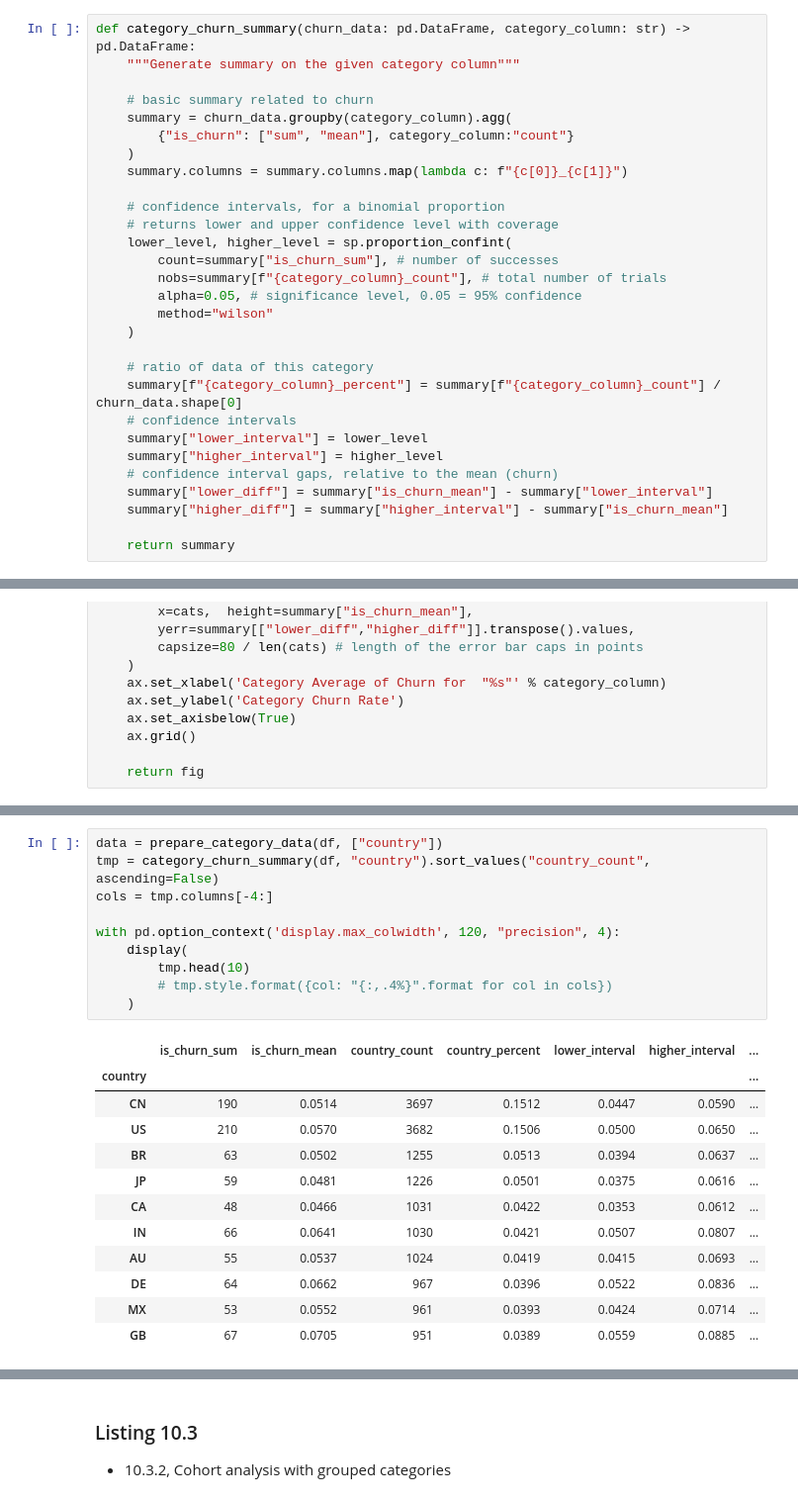
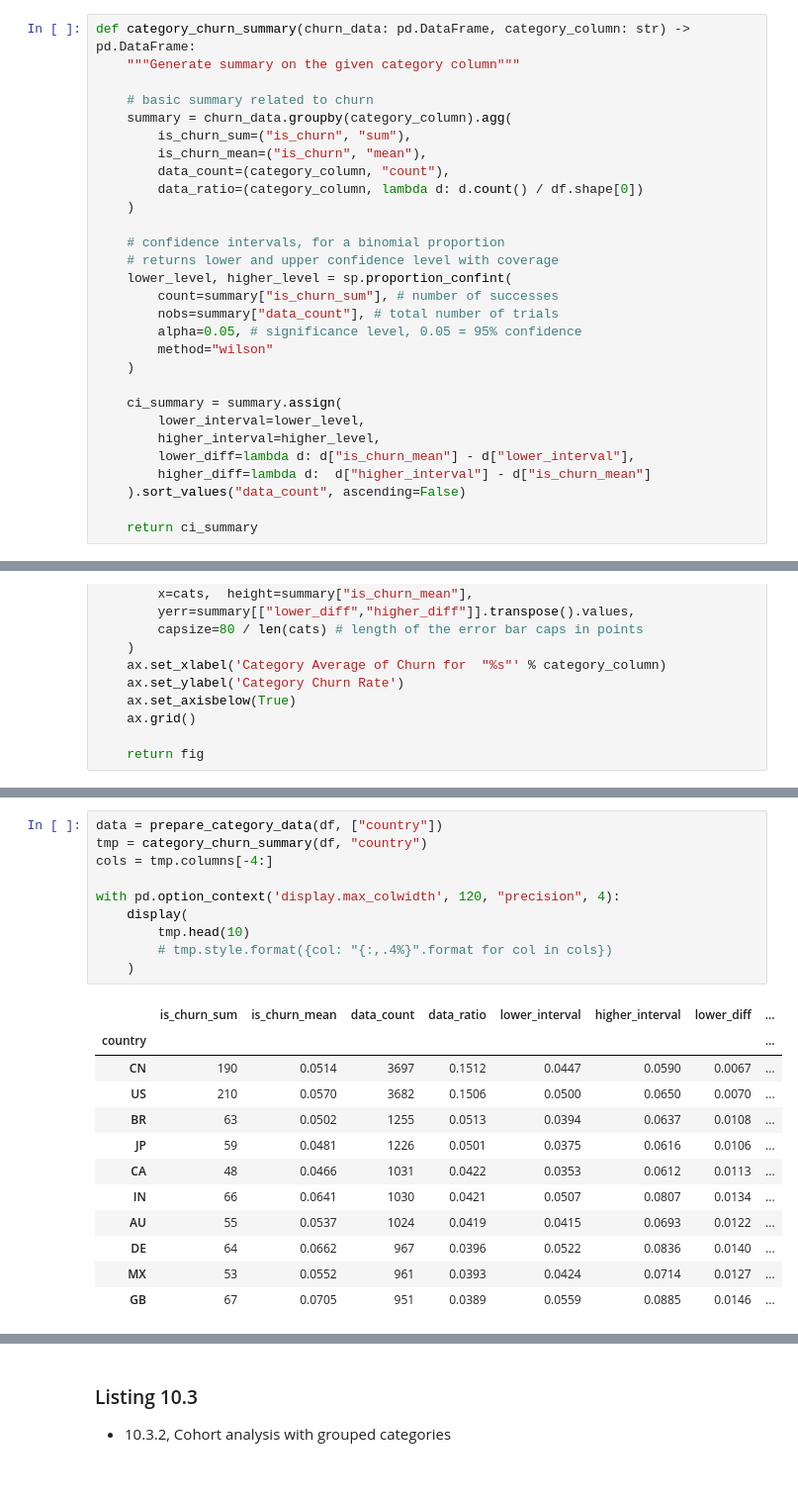
Before and after one commit to davilayang/fight-churn, a Jupyter notebook: notebooks/10-demographics.ipynb, the cells around one changed output, grey strips where cells are left out. Shown: that part at 99% size. Saved outputs shown, nothing was run; the diff lists cells and outputs as text.

```diff
--- a/notebooks/10-demographics.ipynb
+++ b/notebooks/10-demographics.ipynb
@@ -323,29 +334,29 @@ def category_churn_summary(churn_data: pd.DataFrame, category_column: str) -> pd
 
     # basic summary related to churn
     summary = churn_data.groupby(category_column).agg(
-        {"is_churn": ["sum", "mean"], category_column:"count"}
+        is_churn_sum=("is_churn", "sum"),
+        is_churn_mean=("is_churn", "mean"),
+        data_count=(category_column, "count"),
+        data_ratio=(category_column, lambda d: d.count() / df.shape[0])
     )
-    summary.columns = summary.columns.map(lambda c: f"{c[0]}_{c[1]}")
 
     # confidence intervals, for a binomial proportion
     # returns lower and upper confidence level with coverage
     lower_level, higher_level = sp.proportion_confint(
         count=summary["is_churn_sum"], # number of successes
-        nobs=summary[f"{category_column}_count"], # total number of trials
+        nobs=summary["data_count"], # total number of trials
         alpha=0.05, # significance level, 0.05 = 95% confidence
         method="wilson"
     )
 
-    # ratio of data of this category
-    summary[f"{category_column}_percent"] = summary[f"{category_column}_count"] / churn_data.shape[0]
-    # confidence intervals
-    summary["lower_interval"] = lower_level
-    summary["higher_interval"] = higher_level
-    # confidence interval gaps, relative to the mean (churn)
-    summary["lower_diff"] = summary["is_churn_mean"] - summary["lower_interval"]
-    summary["higher_diff"] = summary["higher_interval"] - summary["is_churn_mean"]
+    ci_summary = summary.assign(
+        lower_interval=lower_level,
+        higher_interval=higher_level,
+        lower_diff=lambda d: d["is_churn_mean"] - d["lower_interval"],
+        higher_diff=lambda d:  d["higher_interval"] - d["is_churn_mean"]
+    ).sort_values("data_count", ascending=False)
 
-    return summary
+    return ci_summary
 # %%
 def category_churn_plot(summary: pd.DataFrame, category_column: str) -> plt.Figure:
     """Plot the category churn with error bars for confidence interval"""
@@ -393,26 +404,26 @@ category_churn_plot(tmp, "channel").show()
 # %%
 data = prepare_category_data(df, ["country"])
-tmp = category_churn_summary(df, "country").sort_values("country_count", ascending=False)
+tmp = category_churn_summary(df, "country")
 cols = tmp.columns[-4:]
 
 with pd.option_context('display.max_colwidth', 120, "precision", 4):
     display(
         tmp.head(10)
         # tmp.style.format({col: "{:,.4%}".format for col in cols})
     )
 # %% [output]
-|  | is_churn_sum | is_churn_mean | country_count | country_percent | lower_interval | higher_interval | ... |
-| country |  |  |  |  |  |  | ... |
-| CN | 190 | 0.0514 | 3697 | 0.1512 | 0.0447 | 0.0590 | ... |
-| US | 210 | 0.0570 | 3682 | 0.1506 | 0.0500 | 0.0650 | ... |
-| BR | 63 | 0.0502 | 1255 | 0.0513 | 0.0394 | 0.0637 | ... |
-| JP | 59 | 0.0481 | 1226 | 0.0501 | 0.0375 | 0.0616 | ... |
-| CA | 48 | 0.0466 | 1031 | 0.0422 | 0.0353 | 0.0612 | ... |
-| IN | 66 | 0.0641 | 1030 | 0.0421 | 0.0507 | 0.0807 | ... |
-| AU | 55 | 0.0537 | 1024 | 0.0419 | 0.0415 | 0.0693 | ... |
-| DE | 64 | 0.0662 | 967 | 0.0396 | 0.0522 | 0.0836 | ... |
-| MX | 53 | 0.0552 | 961 | 0.0393 | 0.0424 | 0.0714 | ... |
-| GB | 67 | 0.0705 | 951 | 0.0389 | 0.0559 | 0.0885 | ... |
+|  | is_churn_sum | is_churn_mean | data_count | data_ratio | lower_interval | higher_interval | lower_diff | ... |
+| country |  |  |  |  |  |  |  | ... |
+| CN | 190 | 0.0514 | 3697 | 0.1512 | 0.0447 | 0.0590 | 0.0067 | ... |
+| US | 210 | 0.0570 | 3682 | 0.1506 | 0.0500 | 0.0650 | 0.0070 | ... |
+| BR | 63 | 0.0502 | 1255 | 0.0513 | 0.0394 | 0.0637 | 0.0108 | ... |
+| JP | 59 | 0.0481 | 1226 | 0.0501 | 0.0375 | 0.0616 | 0.0106 | ... |
+| CA | 48 | 0.0466 | 1031 | 0.0422 | 0.0353 | 0.0612 | 0.0113 | ... |
+| IN | 66 | 0.0641 | 1030 | 0.0421 | 0.0507 | 0.0807 | 0.0134 | ... |
+| AU | 55 | 0.0537 | 1024 | 0.0419 | 0.0415 | 0.0693 | 0.0122 | ... |
+| DE | 64 | 0.0662 | 967 | 0.0396 | 0.0522 | 0.0836 | 0.0140 | ... |
+| MX | 53 | 0.0552 | 961 | 0.0393 | 0.0424 | 0.0714 | 0.0127 | ... |
+| GB | 67 | 0.0705 | 951 | 0.0389 | 0.0559 | 0.0885 | 0.0146 | ... |
 # %%
 tmp = category_churn_summary(df, "country")
 category_churn_plot(tmp, "channel").show()
```
Also changed, not shown: parts of 7 cells of this notebook.
